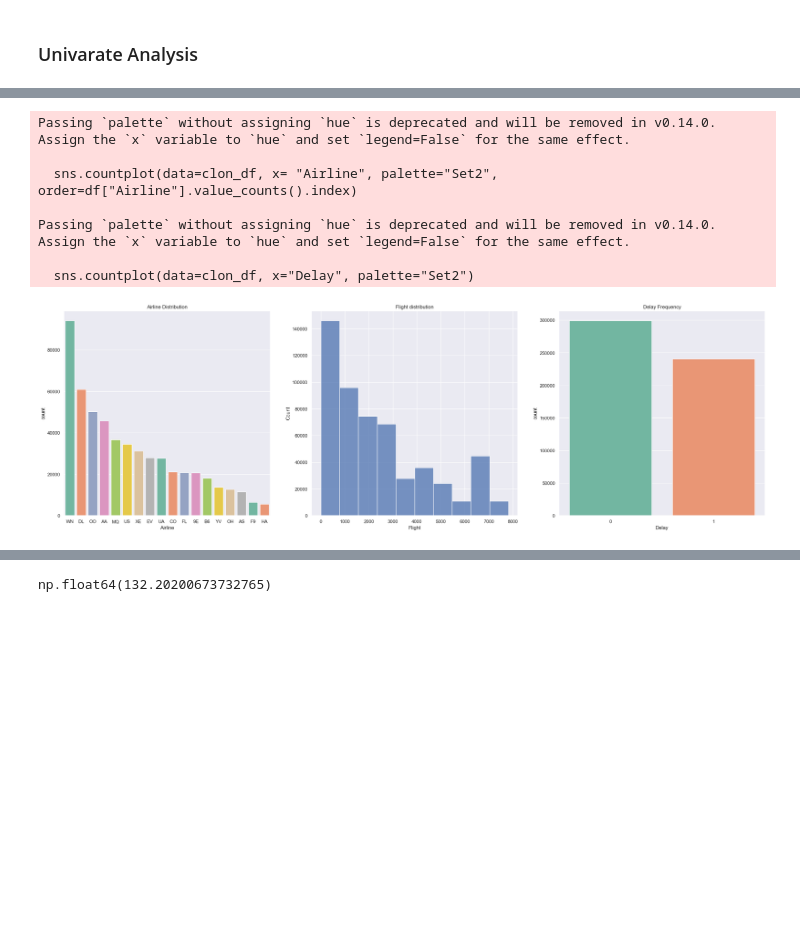
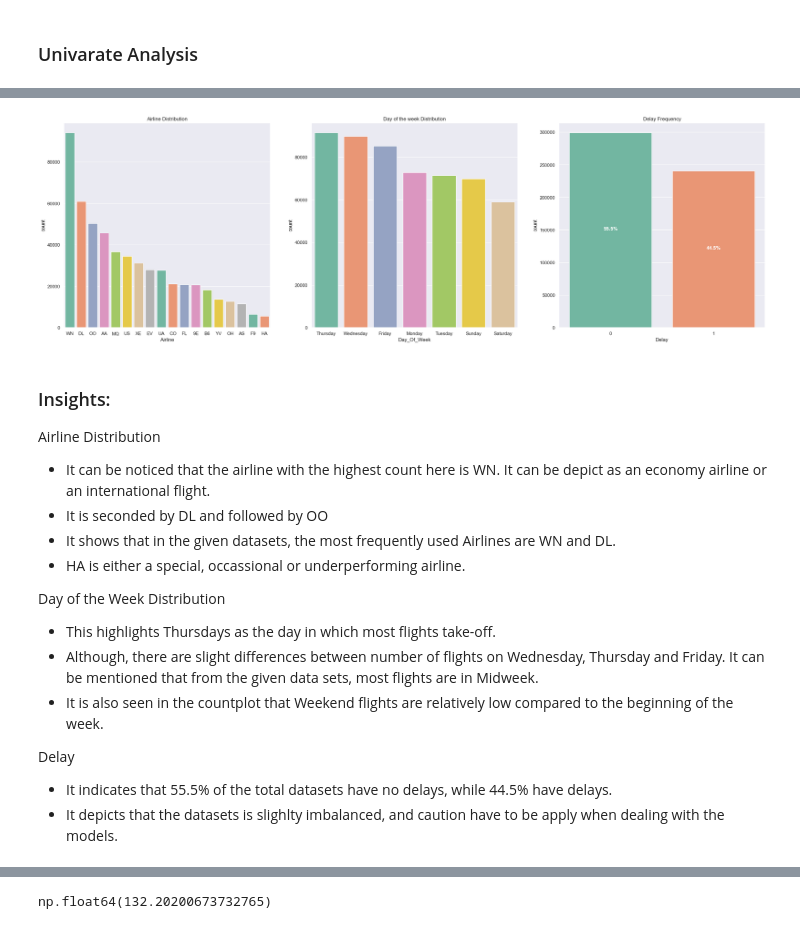
Before and after one commit to GideonKayode/Airlines, a Jupyter notebook: Airline.ipynb, the cells around one changed output, grey strips where cells are left out. Drawn from its saved outputs; the diff is of its cells as text; code cells hidden in the pictures; blank space fills up the shorter version.

```diff
--- a/Airline.ipynb
+++ b/Airline.ipynb
@@ -126,5 +126,5 @@ Day_of_week = {1:"Monday",
                6:"Saturday",
                7:"Sunday"
                }
-clon_df["Day_Of_Week"]= clon_df["DayOfWeek"].map(Day_of_week)
+df["Day_Of_Week"]= df["DayOfWeek"].map(Day_of_week)
 # %%
@@ -137,20 +137,19 @@ clon_df.head()
 | 3 | 4 | AA | 2466 | SFO | DFW | 3 | 20 | 195 | 1 | Wednesday |
 | 4 | 5 | AS | 108 | ANC | SEA | 3 | 30 | 202 | 0 | Wednesday |
 # %%
-clon_df["Time_Hours"] = clon_df["Time"]/60
-
-clon_df["Length_Hours"] = clon_df["Length"] / 60
 
 def period(time):
-    if time < 720:
+    if time < 360:
+        return 'Midnight'
+    elif  360<= time < 720:
         return 'Morning'
-    elif  720<= time < 1020:
+    elif 720<= time < 1080:
         return 'Afternoon'
     else:
-        return 'Evening'
-clon_df['TimePeriod'] = clon_df['Time'].apply(period)
+        return 'Night'
+df['TimePeriod'] = df['Time'].apply(period)
 
-clon_df.head()
+df.head()
 # %% [output]
 |  | id | Airline | Flight | AirportFrom | AirportTo | DayOfWeek | Time | Length | Delay | Day_Of_Week | ... |
 | 0 | 1 | CO | 269 | SFO | IAH | 3 | 15 | 205 | 1 | Wednesday | ... |
@@ -211,25 +194,39 @@ Name: count, Length: 293, dtype: int64
 # %%
 plt.figure(figsize=(30, 30))
 plt.subplot(3,3,1)
-sns.countplot(data=clon_df, x= "Airline", palette="Set2", order=df["Airline"].value_counts().index)
+sns.countplot(data=df, x= "Airline", palette="Set2", order=df["Airline"].value_counts().index)
 plt.title("Airline Distribution")
 
 plt.subplot(3,3,2)
-sns.histplot(clon_df["Flight"], bins= 10)
-plt.title("Flight distribution")
+sns.countplot(data=df, x= "Day_Of_Week", palette="Set2", order=df["Day_Of_Week"].value_counts().index)
+plt.title("Day of the week Distribution")
 
 plt.subplot(3,3,3)
-sns.countplot(data=clon_df, x="Delay", palette="Set2")
+ax = sns.countplot(data=df, x="Delay", palette="Set2")
 plt.title("Delay Frequency")
 
+for i, percentage in enumerate(df['Delay'].value_counts(normalize=True) * 100):
+    ax.text(i, df['Delay'].value_counts()[i]/2, f'{percentage:.1f}%',
+            ha='center', color='white', fontweight='bold')
+
 plt.show()
 # %% [output]
-Passing `palette` without assigning `hue` is deprecated and will be removed in v0.14.0. Assign the `x` variable to `hue` and set `legend=False` for the same effect.
-
-  sns.countplot(data=clon_df, x= "Airline", palette="Set2", order=df["Airline"].value_counts().index)
-
-Passing `palette` without assigning `hue` is deprecated and will be removed in v0.14.0. Assign the `x` variable to `hue` and set `legend=False` for the same effect.
-
-  sns.countplot(data=clon_df, x="Delay", palette="Set2")
-[figure, old version]
+[figure, new version]
+# %% [markdown]
+### Insights:
+
+Airline Distribution
+- It can be noticed that the airline with the highest count here is WN. It can be depict as an economy airline or an international flight.
+- It is seconded by DL and followed by OO
+- It shows that in the given datasets, the most frequently used Airlines are WN and DL.
+- HA is either a special, occassional or underperforming airline.
+
+Day of the Week Distribution
+- This highlights Thursdays as the day in which most flights take-off.
+- Although, there are slight differences between number of flights on Wednesday, Thursday and Friday. It can be mentioned that from the given data sets, most flights are in Midweek.
+- It is also seen in the countplot that Weekend flights are relatively low compared to the beginning of the week.
+
+Delay
+- It indicates that 55.5% of the total datasets have no delays, while 44.5% have delays.
+- It depicts that the datasets is slighlty imbalanced, and caution have to be apply when dealing with the models.
 # %%
```
Also changed, not shown: parts of 96 cells of this notebook.
